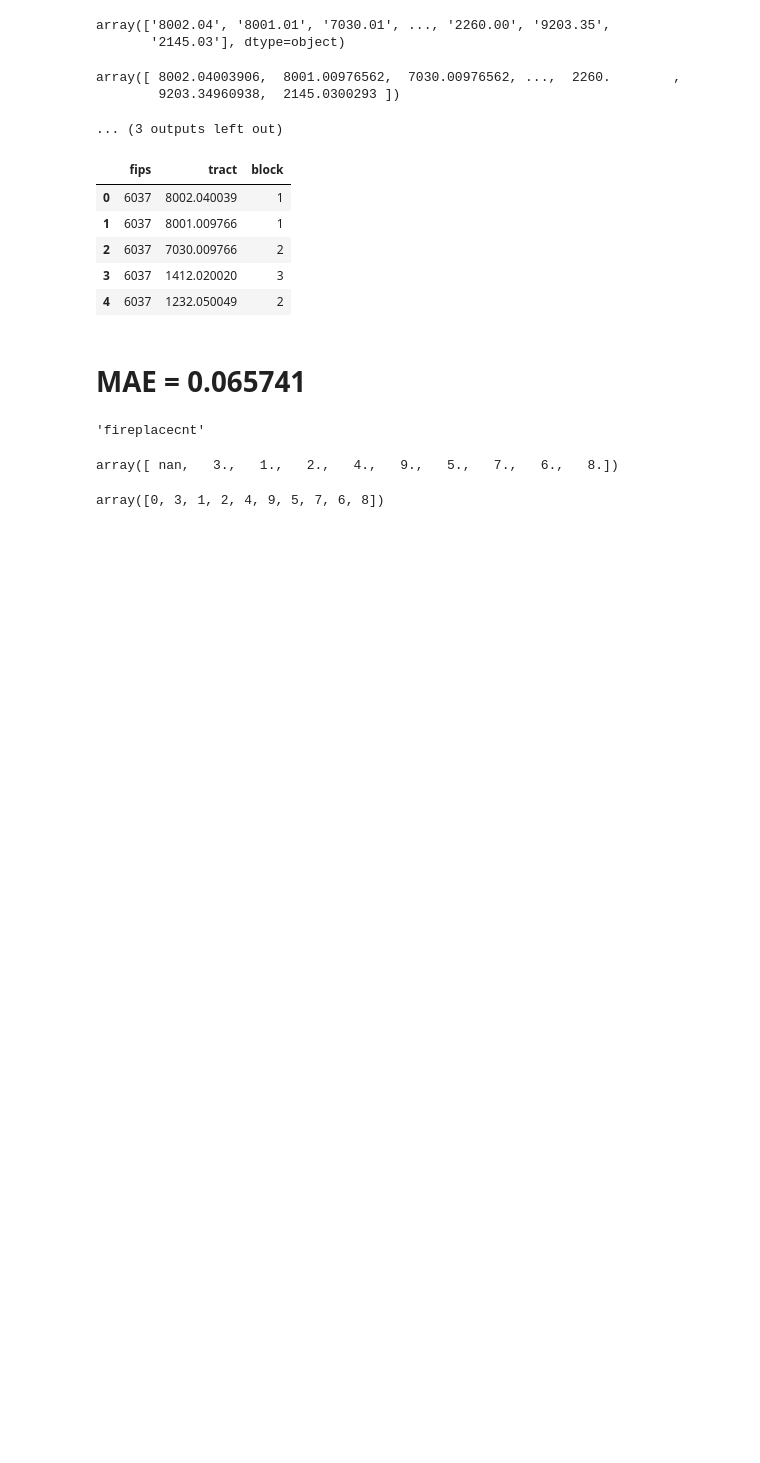
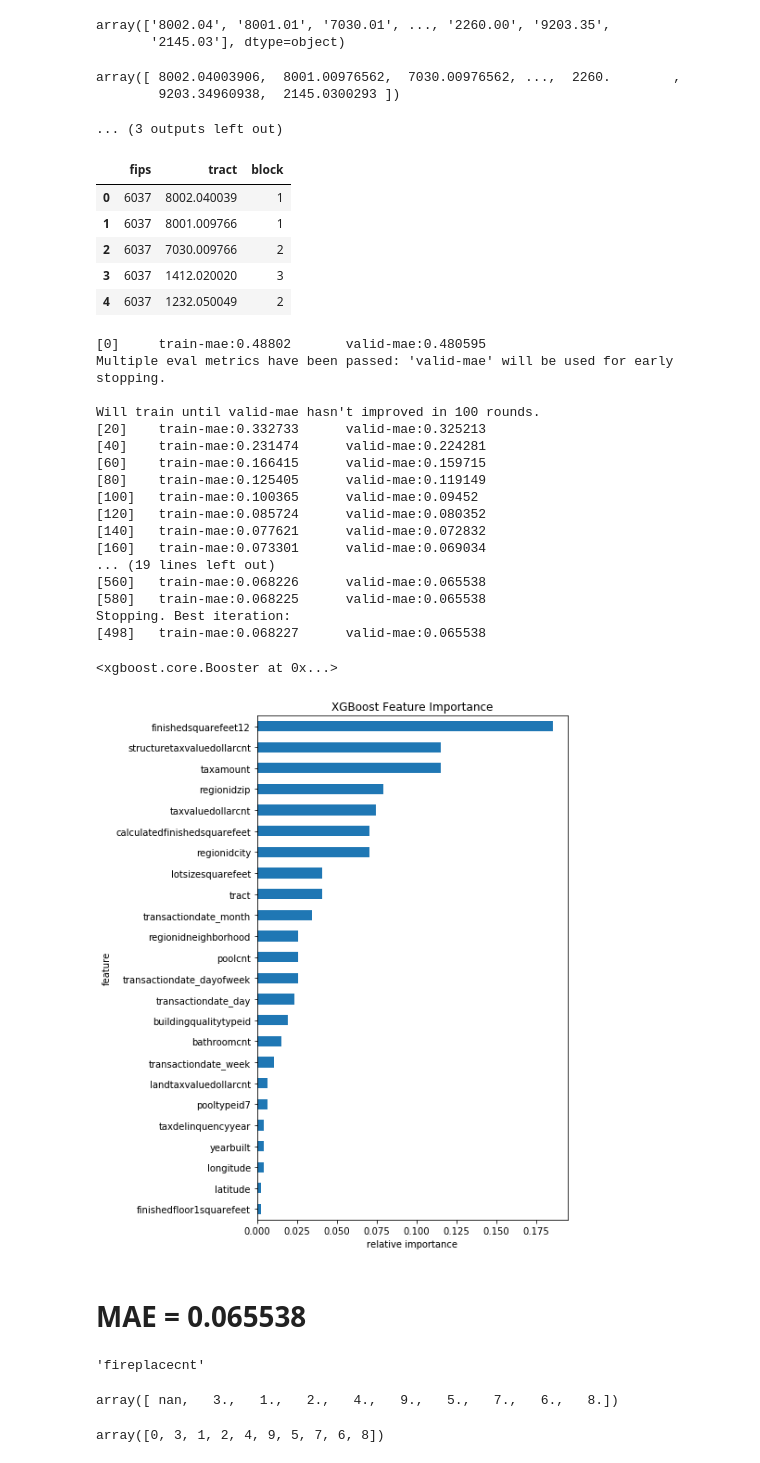
Before and after one commit to ibratface/dl_projects, a Jupyter notebook: zillow.ipynb, the cells around one changed output. Drawn from its saved outputs; the diff is of its cells as text; code cells hidden in the pictures; blank space fills up the shorter version.

```diff
--- a/zillow.ipynb
+++ b/zillow.ipynb
@@ -633,8 +511,30 @@ clean.loc[:, ('fips', 'tract', 'block')].head()
 | 2 | 6037 | 7030.009766 | 2 |
 | 3 | 6037 | 1412.020020 | 3 |
 | 4 | 6037 | 1232.050049 | 2 |
+# %%
+train_predict(clean)
+# %% [output]
+[0]     train-mae:0.48802       valid-mae:0.480595
+Multiple eval metrics have been passed: 'valid-mae' will be used for early stopping.
+
+Will train until valid-mae hasn't improved in 100 rounds.
+[20]    train-mae:0.332733      valid-mae:0.325213
+[40]    train-mae:0.231474      valid-mae:0.224281
+[60]    train-mae:0.166415      valid-mae:0.159715
+[80]    train-mae:0.125405      valid-mae:0.119149
+[100]   train-mae:0.100365      valid-mae:0.09452
+[120]   train-mae:0.085724      valid-mae:0.080352
+[140]   train-mae:0.077621      valid-mae:0.072832
+[160]   train-mae:0.073301      valid-mae:0.069034
+... (19 lines left out)
+[560]   train-mae:0.068226      valid-mae:0.065538
+[580]   train-mae:0.068225      valid-mae:0.065538
+Stopping. Best iteration:
+[498]   train-mae:0.068227      valid-mae:0.065538
+<xgboost.core.Booster at 0x...>
+[figure, added]
 # %% [markdown]
-# MAE = 0.065741
+# MAE = 0.065538
 # %%
 pad('fireplacecnt', 0, 'int64')
 # %% [output]
```
Also changed, not shown: parts of 29 cells of this notebook.
